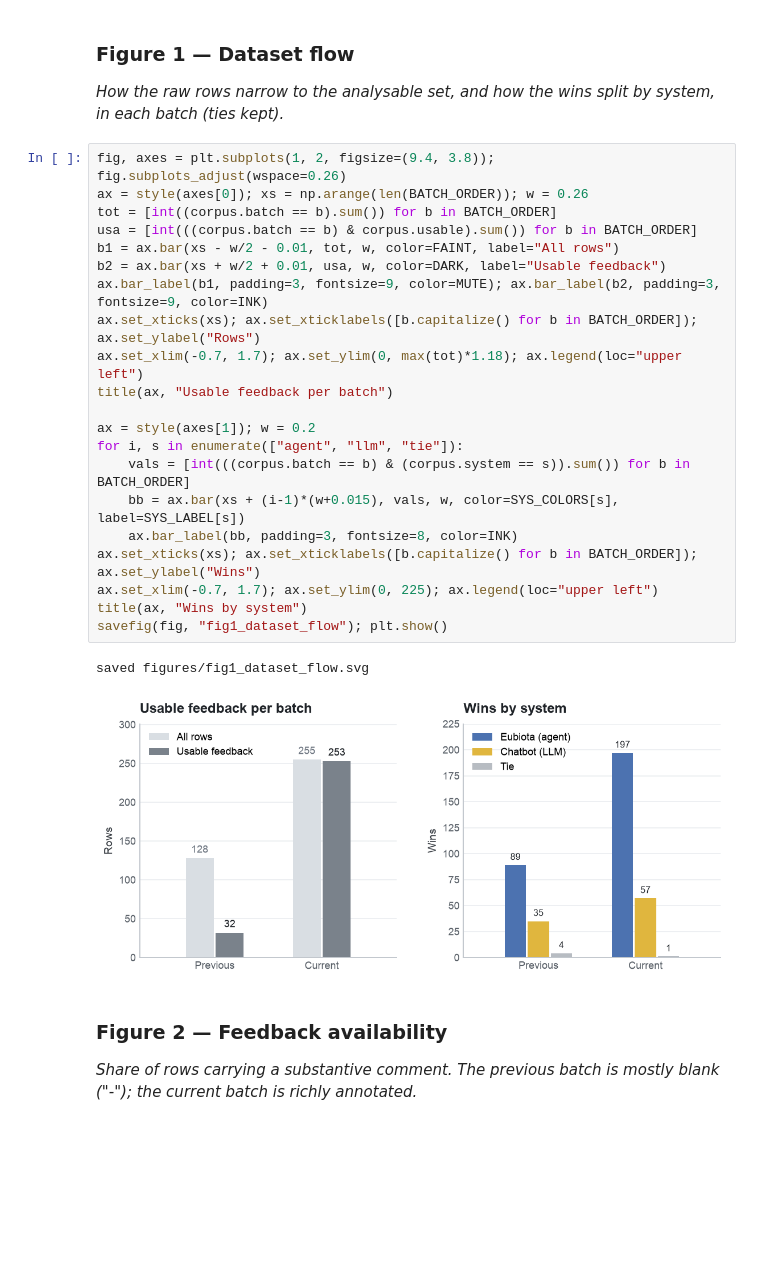
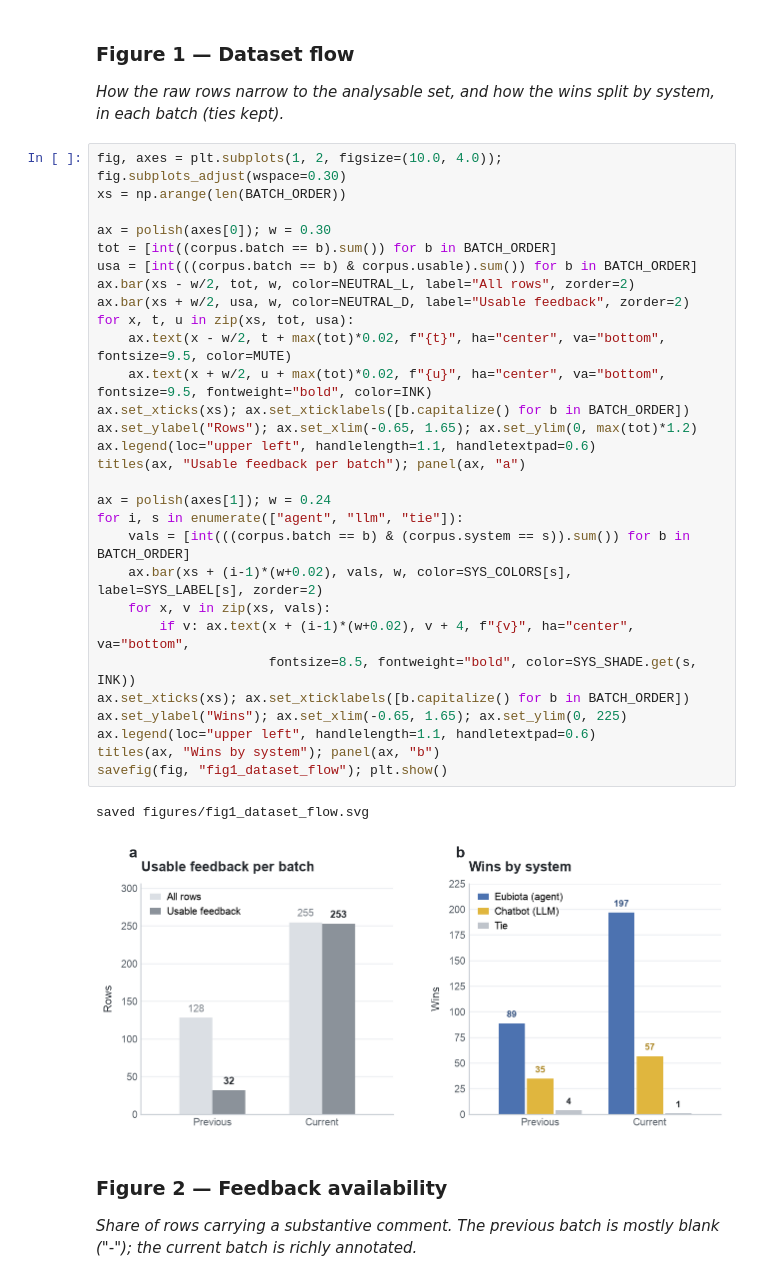
Before and after one commit to sriteja0001/eubiota-text-analysis, a Jupyter notebook: feedback_text_analysis.ipynb, the cells around one changed output. Cells and saved outputs as stored; diff of their text form; blank space fills up the shorter version.

Commit message:
Update text feedback analysis notebook and figures

```diff
--- a/feedback_text_analysis.ipynb
+++ b/feedback_text_analysis.ipynb
@@ -114,29 +136,37 @@ usable agent/llm rows (theme analysis): 284 | unique comments: 86
 ### Figure 1 — Dataset flow
 *How the raw rows narrow to the analysable set, and how the wins split by system, in each batch (ties kept).*
 # %%
-fig, axes = plt.subplots(1, 2, figsize=(9.4, 3.8)); fig.subplots_adjust(wspace=0.26)
-ax = style(axes[0]); xs = np.arange(len(BATCH_ORDER)); w = 0.26
+fig, axes = plt.subplots(1, 2, figsize=(10.0, 4.0)); fig.subplots_adjust(wspace=0.30)
+xs = np.arange(len(BATCH_ORDER))
+
+ax = polish(axes[0]); w = 0.30
 tot = [int((corpus.batch == b).sum()) for b in BATCH_ORDER]
 usa = [int(((corpus.batch == b) & corpus.usable).sum()) for b in BATCH_ORDER]
-b1 = ax.bar(xs - w/2 - 0.01, tot, w, color=FAINT, label="All rows")
-b2 = ax.bar(xs + w/2 + 0.01, usa, w, color=DARK, label="Usable feedback")
-ax.bar_label(b1, padding=3, fontsize=9, color=MUTE); ax.bar_label(b2, padding=3, fontsize=9, color=INK)
-ax.set_xticks(xs); ax.set_xticklabels([b.capitalize() for b in BATCH_ORDER]); ax.set_ylabel("Rows")
-ax.set_xlim(-0.7, 1.7); ax.set_ylim(0, max(tot)*1.18); ax.legend(loc="upper left")
-title(ax, "Usable feedback per batch")
+ax.bar(xs - w/2, tot, w, color=NEUTRAL_L, label="All rows", zorder=2)
+ax.bar(xs + w/2, usa, w, color=NEUTRAL_D, label="Usable feedback", zorder=2)
+for x, t, u in zip(xs, tot, usa):
+    ax.text(x - w/2, t + max(tot)*0.02, f"{t}", ha="center", va="bottom", fontsize=9.5, color=MUTE)
+    ax.text(x + w/2, u + max(tot)*0.02, f"{u}", ha="center", va="bottom", fontsize=9.5, fontweight="bold", color=INK)
+ax.set_xticks(xs); ax.set_xticklabels([b.capitalize() for b in BATCH_ORDER])
+ax.set_ylabel("Rows"); ax.set_xlim(-0.65, 1.65); ax.set_ylim(0, max(tot)*1.2)
+ax.legend(loc="upper left", handlelength=1.1, handletextpad=0.6)
+titles(ax, "Usable feedback per batch"); panel(ax, "a")
 
-ax = style(axes[1]); w = 0.2
+ax = polish(axes[1]); w = 0.24
 for i, s in enumerate(["agent", "llm", "tie"]):
     vals = [int(((corpus.batch == b) & (corpus.system == s)).sum()) for b in BATCH_ORDER]
-    bb = ax.bar(xs + (i-1)*(w+0.015), vals, w, color=SYS_COLORS[s], label=SYS_LABEL[s])
-    ax.bar_label(bb, padding=3, fontsize=8, color=INK)
-ax.set_xticks(xs); ax.set_xticklabels([b.capitalize() for b in BATCH_ORDER]); ax.set_ylabel("Wins")
-ax.set_xlim(-0.7, 1.7); ax.set_ylim(0, 225); ax.legend(loc="upper left")
-title(ax, "Wins by system")
+    ax.bar(xs + (i-1)*(w+0.02), vals, w, color=SYS_COLORS[s], label=SYS_LABEL[s], zorder=2)
+    for x, v in zip(xs, vals):
+        if v: ax.text(x + (i-1)*(w+0.02), v + 4, f"{v}", ha="center", va="bottom",
+                      fontsize=8.5, fontweight="bold", color=SYS_SHADE.get(s, INK))
+ax.set_xticks(xs); ax.set_xticklabels([b.capitalize() for b in BATCH_ORDER])
+ax.set_ylabel("Wins"); ax.set_xlim(-0.65, 1.65); ax.set_ylim(0, 225)
+ax.legend(loc="upper left", handlelength=1.1, handletextpad=0.6)
+titles(ax, "Wins by system"); panel(ax, "b")
 savefig(fig, "fig1_dataset_flow"); plt.show()
 # %% [output]
 saved figures/fig1_dataset_flow.svg
-[figure, old version]
+[figure, new version]
 # %% [markdown]
 ### Figure 2 — Feedback availability
 *Share of rows carrying a substantive comment. The previous batch is mostly blank ("-"); the current batch is richly annotated.*
```
Also changed, not shown: parts of 24 cells of this notebook, 14 other files.
